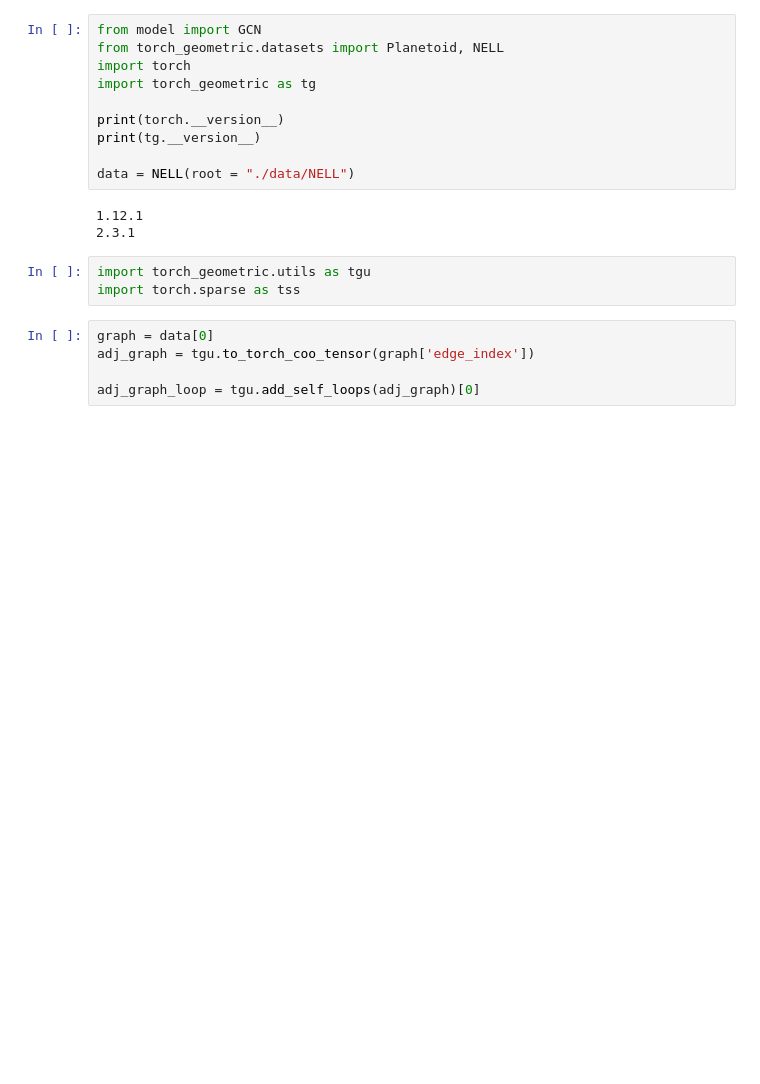
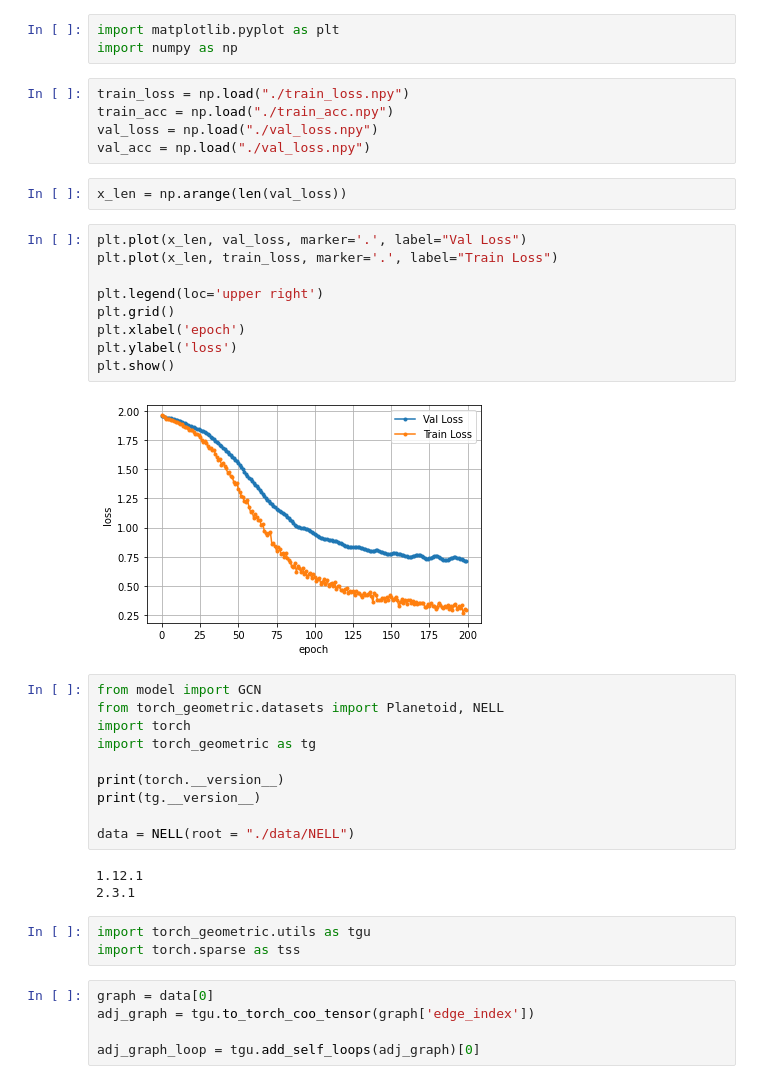
Before and after one commit to ptkjw1997/2023-summer-internship-DSAIL, a Jupyter notebook: Week1/GCN/temp.ipynb, the cells around one changed output. Saved outputs shown, nothing was run; the diff lists cells and outputs as text; blank space fills up the shorter version.

```diff
--- a/Week1/GCN/temp.ipynb
+++ b/Week1/GCN/temp.ipynb
@@ -1,3 +1,24 @@
+# %%
+import matplotlib.pyplot as plt
+import numpy as np
+# %%
+train_loss = np.load("./train_loss.npy")
+train_acc = np.load("./train_acc.npy")
+val_loss = np.load("./val_loss.npy")
+val_acc = np.load("./val_loss.npy")
+# %%
+x_len = np.arange(len(val_loss))
+# %%
+plt.plot(x_len, val_loss, marker='.', label="Val Loss")
+plt.plot(x_len, train_loss, marker='.', label="Train Loss")
+
+plt.legend(loc='upper right')
+plt.grid()
+plt.xlabel('epoch')
+plt.ylabel('loss')
+plt.show()
+# %% [output]
+[figure, added]
 # %%
 from model import GCN
 from torch_geometric.datasets import Planetoid, NELL
```
Also changed, not shown: 3 other files.
